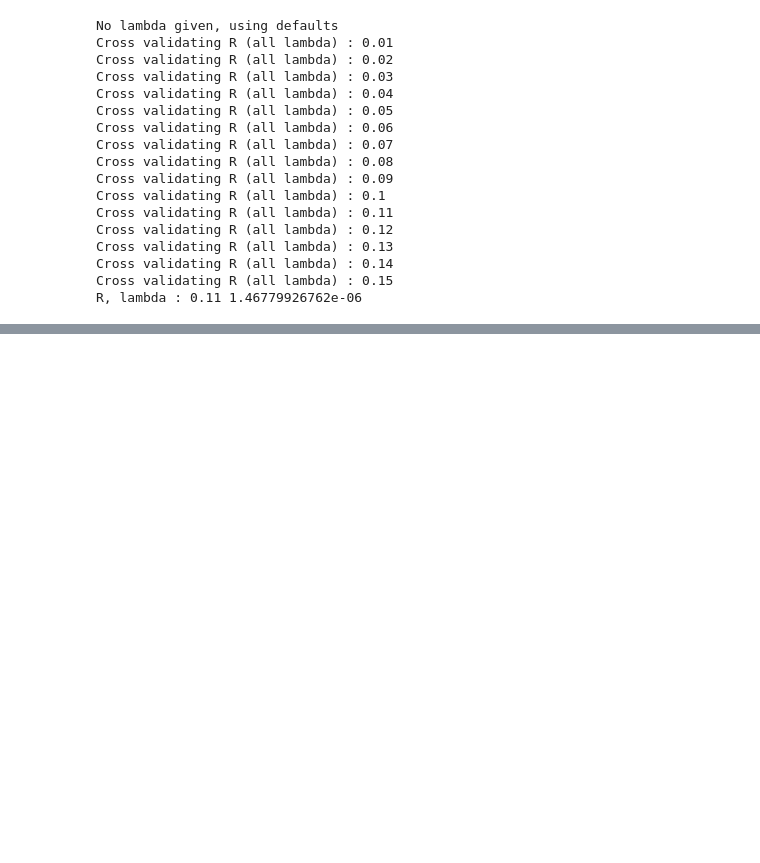
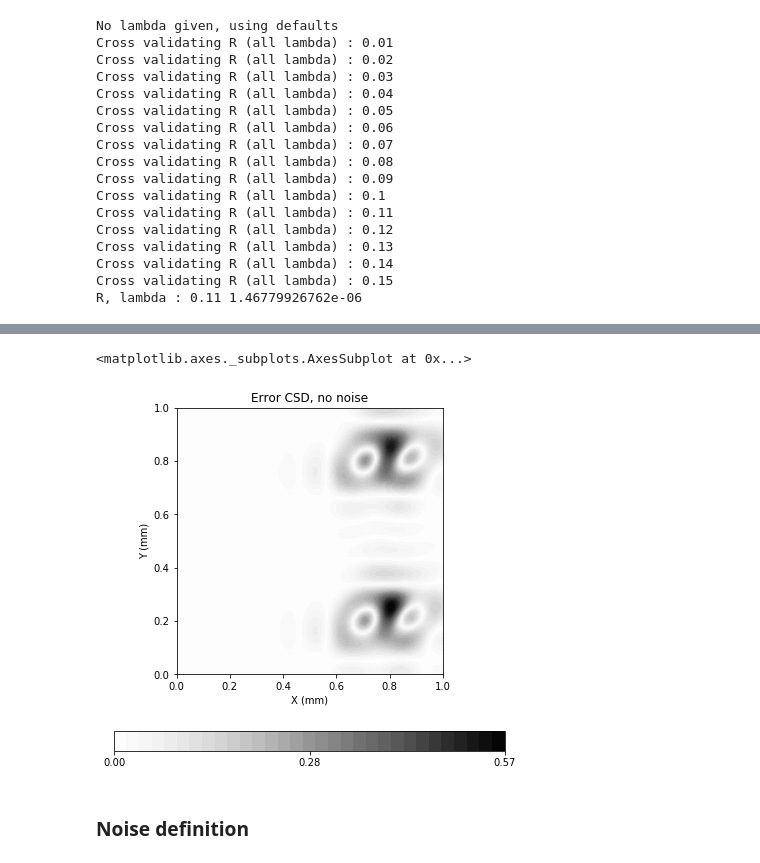
Before and after one commit to Neuroinflab/kCSD-python, a Jupyter notebook: tutorials/tutorial_basic.ipynb, the cells around one changed output, grey strips where cells are left out. Saved outputs shown, nothing was run; the diff lists cells and outputs as text; code cells hidden in the pictures; blank space fills up the shorter version.

```diff
--- a/tutorials/tutorial_basic.ipynb
+++ b/tutorials/tutorial_basic.ipynb
@@ -105,10 +120,16 @@ ax.scatter(ele_pos[:, 0], ele_pos[:, 1], 10, c='k')
 # %%
 from kcsd import KCSD2D
 
-pots = pots.reshape((len(ele_pos), 1)) # first time point
-k = KCSD2D(ele_pos, pots, h=h, sigma=sigma,
-           xmin=0.0, xmax=1.0,
-           ymin=0.0, ymax=1.0,
-           n_src_init=1000, src_type='gauss', R_init=1.)
+def do_kcsd(ele_pos, pots):
+    h = 50.  # distance between the electrode plane and the CSD plane
+    sigma = 1.0 # S/m
+    pots = pots.reshape((len(ele_pos), 1)) # first time point
+    k = KCSD2D(ele_pos, pots, h=h, sigma=sigma,
+               xmin=0.0, xmax=1.0,
+               ymin=0.0, ymax=1.0,
+               n_src_init=1000, src_type='gauss', R_init=1.)
+    return k
+
+k = do_kcsd(ele_pos, pots)
 est_csd = k.values('CSD')
 # %% [markdown]
@@ -159,0 +193,8 @@ make_plot(k.estm_x, k.estm_y, est_csd[:, :, 0],
+# %%
+def point_errors(true_csd, est_csd):
+    nrm_est = est_csd.reshape(est_csd.size, 1) / np.max(np.abs(est_csd))
+    nrm_csd = true_csd.reshape(true_csd.size, 1) / np.max(np.abs(true_csd))
+    err = np.linalg.norm(nrm_csd - nrm_est, axis=1).reshape(true_csd.shape)
+    return err
+
+error_ideal = point_errors(true_csd, est_csd)
@@ -159,0 +205,21 @@ make_plot(k.estm_x, k.estm_y, est_csd[:, :, 0],
+# %%
+def make_error_plot(xx, yy, error, title='Error CSD'):
+    fig = plt.figure(figsize=(7, 7))
+    ax = plt.subplot(111)
+    ax.set_aspect('equal')
+    t_max = np.max(np.abs(error))
+    levels = np.linspace(0, t_max, 32)
+    im = ax.contourf(xx, yy, error, levels=levels, cmap=cm.Greys)
+    ax.set_xlabel('X (mm)')
+    ax.set_ylabel('Y (mm)')
+    ax.set_title(title)
+    ticks = np.linspace(0, t_max, 3, endpoint=True)
+    plt.colorbar(im, orientation='horizontal', format='%.2f', ticks=ticks)
+    return ax
+
+make_error_plot(k.estm_x, k.estm_y, error_ideal, title='Error CSD, no noise')
+# %% [output]
+<matplotlib.axes._subplots.AxesSubplot at 0x...>
+[figure, added]
+# %% [markdown]
+### Noise definition
```
Also changed, not shown: parts of 38 cells of this notebook.
